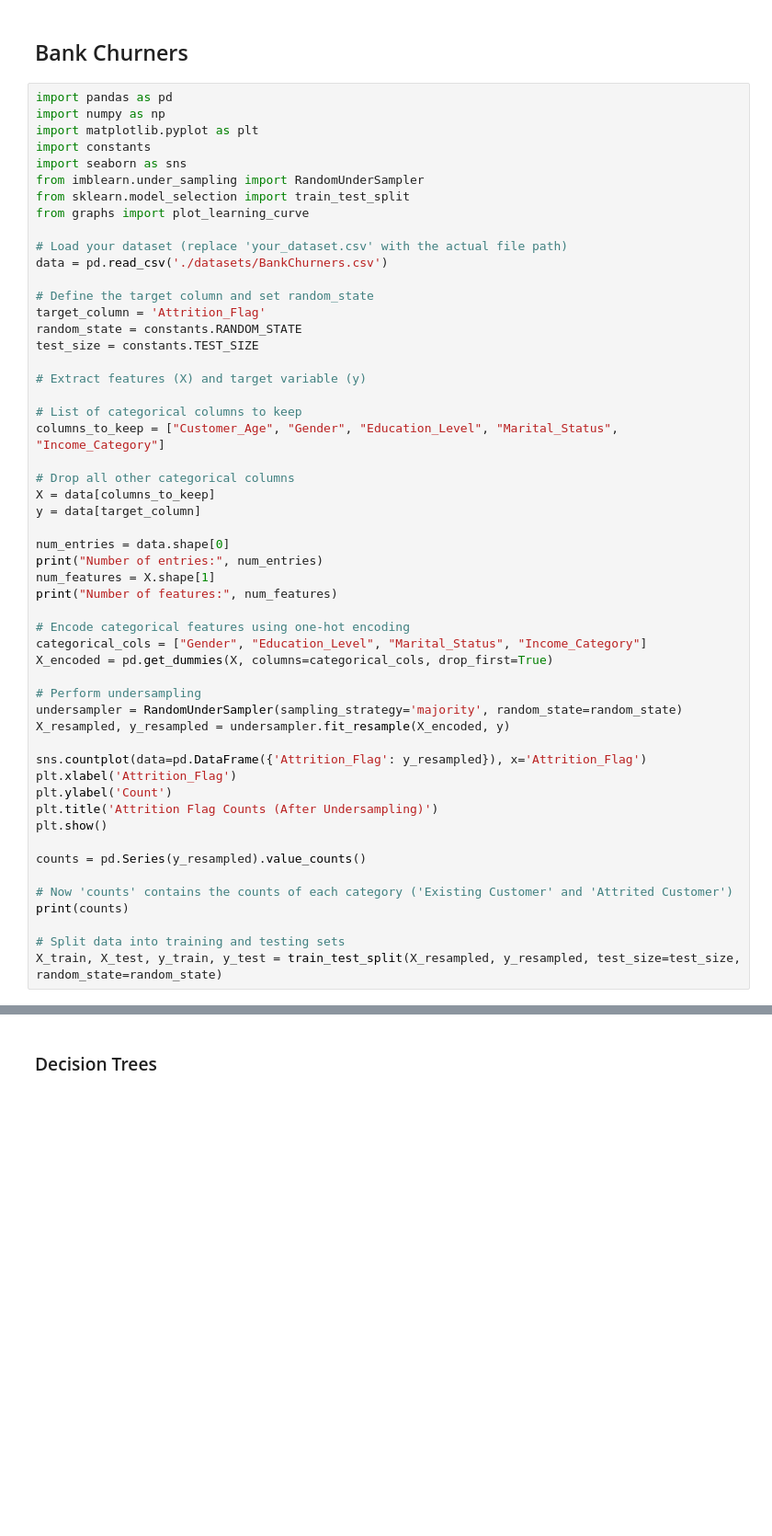
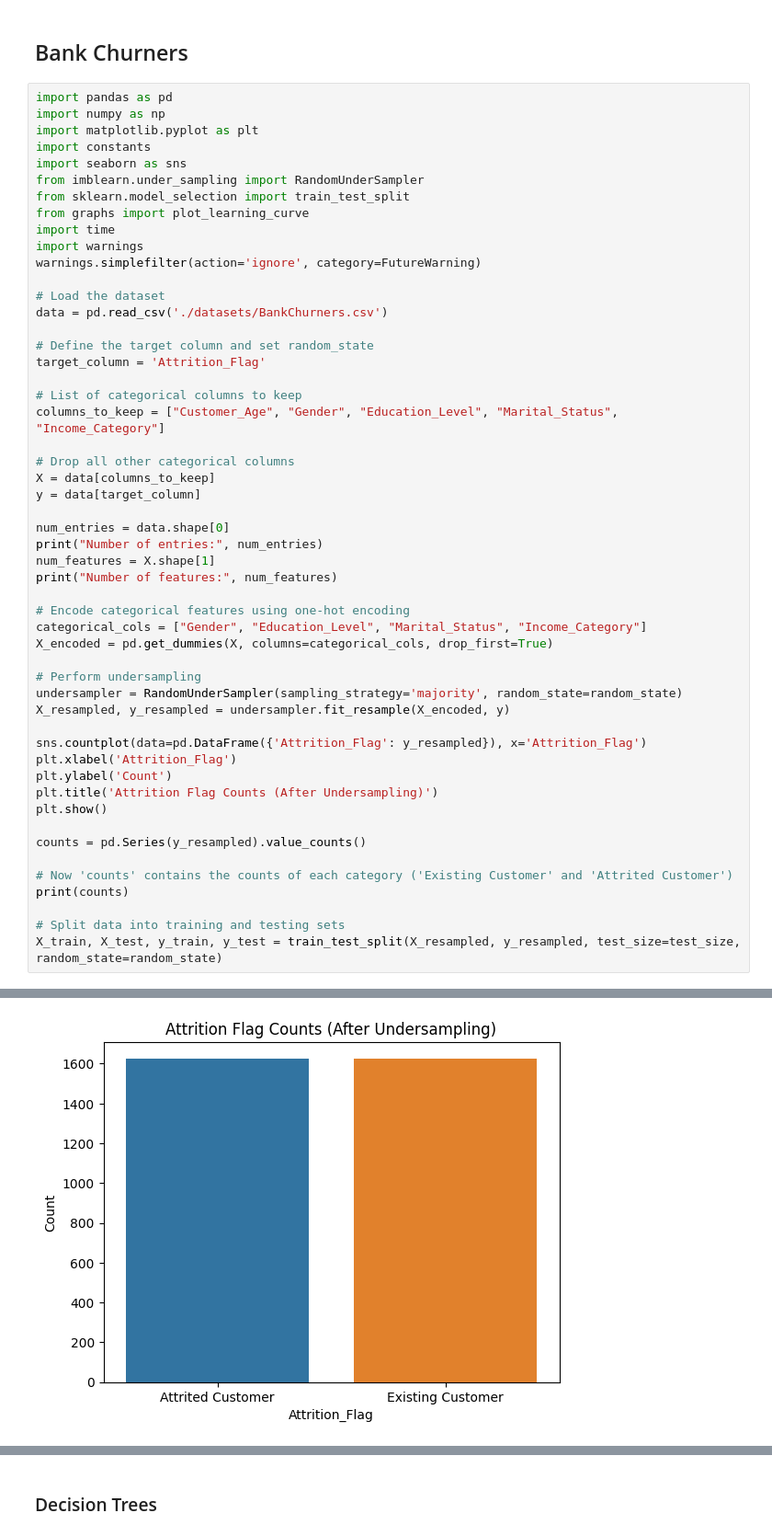
Before and after one commit to AmasiaNalbandian/MachineLearning, a Jupyter notebook: ChurnersNotebook.ipynb, the cells around one changed output, grey strips where cells are left out. Shown at 92% size. Drawn from its saved outputs; the diff is of its cells as text; blank space fills up the shorter version.

```diff
--- a/ChurnersNotebook.ipynb
+++ b/ChurnersNotebook.ipynb
@@ -9,16 +9,15 @@ import seaborn as sns
 from imblearn.under_sampling import RandomUnderSampler
 from sklearn.model_selection import train_test_split
 from graphs import plot_learning_curve
+import time
+import warnings
+warnings.simplefilter(action='ignore', category=FutureWarning)
 
-# Load your dataset (replace 'your_dataset.csv' with the actual file path)
+# Load the dataset
 data = pd.read_csv('./datasets/BankChurners.csv')
 
 # Define the target column and set random_state
 target_column = 'Attrition_Flag'
-random_state = constants.RANDOM_STATE
-test_size = constants.TEST_SIZE
-
-# Extract features (X) and target variable (y)
 
 # List of categorical columns to keep
 columns_to_keep = ["Customer_Age", "Gender", "Education_Level", "Marital_Status", "Income_Category"]
@@ -53,3 +52,4 @@ print(counts)
 
 # Split data into training and testing sets
 X_train, X_test, y_train, y_test = train_test_split(X_resampled, y_resampled, test_size=test_size, random_state=random_state)
+# %% [output]
@@ -55,0 +58 @@ X_train, X_test, y_train, y_test = train_test_split(X_resampled, y_resampled, te
+[figure, added]
```
Also changed, not shown: parts of 14 cells of this notebook, 6 other files.
